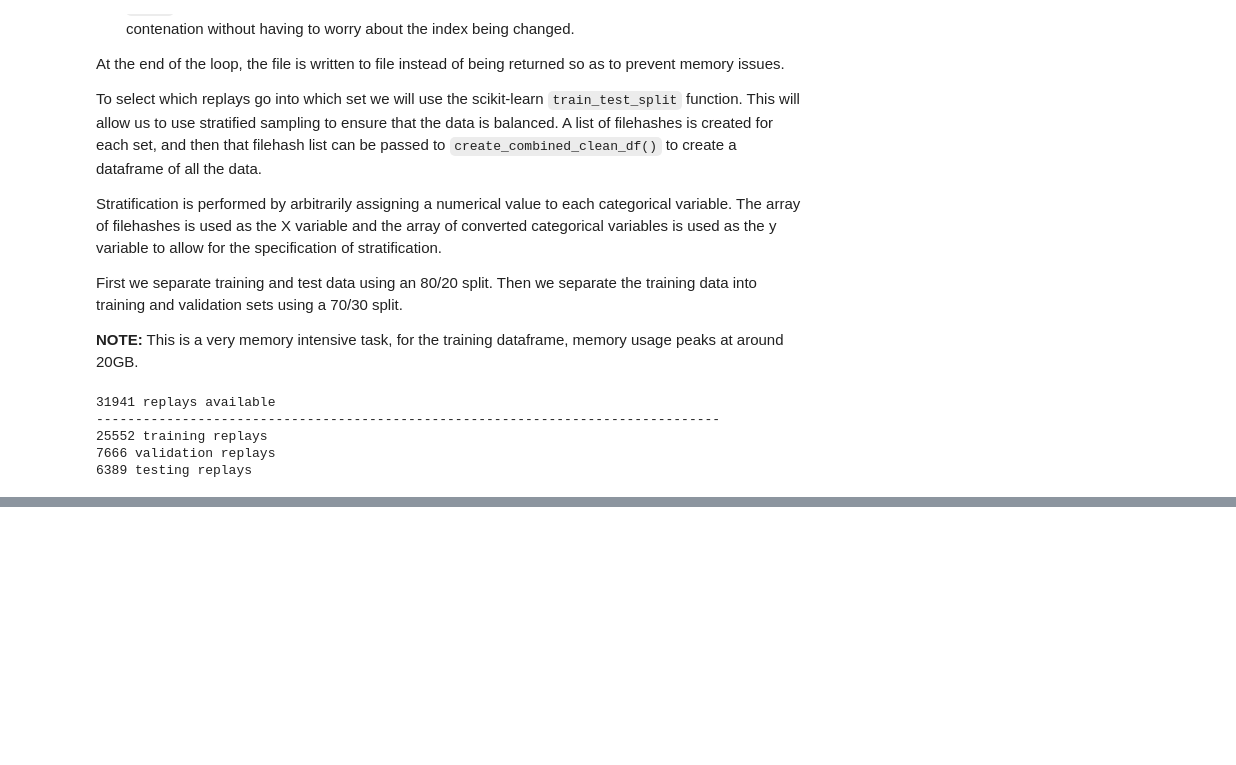
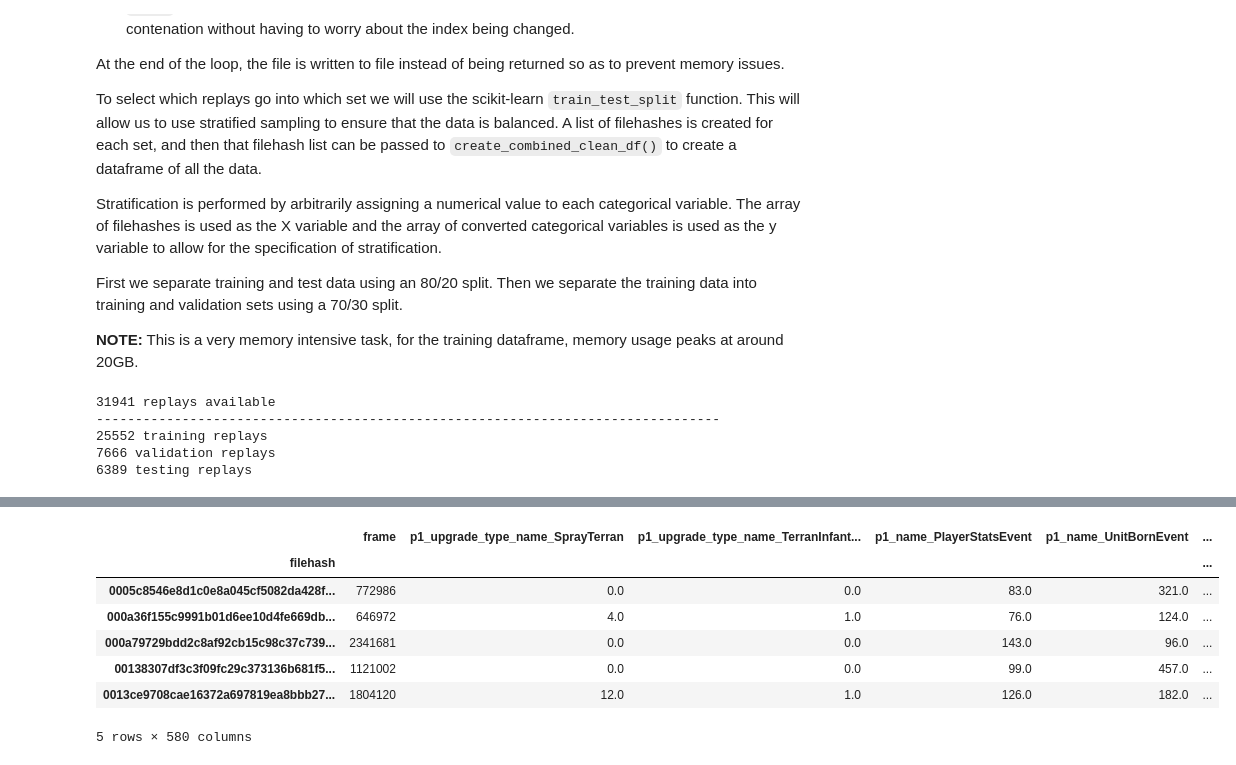
Before and after one commit to jared-a-lloyd/sc2-modeling, a Jupyter notebook: Notebook 3 - Event Data Analysis and Modeling.ipynb, the cells around one changed output, grey strips where cells are left out. Cells and saved outputs as stored; diff of their text form; code cells hidden in the pictures; blank space fills up the shorter version.

```diff
--- a/Notebook 3 - Event Data Analysis and Modeling.ipynb
+++ b/Notebook 3 - Event Data Analysis and Modeling.ipynb
@@ -1328,14 +1466,12 @@ def match_columns_with_master(df, master_columns_list):
         df (df): the dataframe with the columns matched
     """
 
-    # get the columns of the dataframe
-    columns_list = list(df.columns)
+    # convert the master list to a df
+    master_df = pd.DataFrame(columns=master_columns_list)
 
-    # get a list of new columns that need to be added to the dataframe
-    new_columns_list = [col for col in master_columns_list if col not in columns_list]
-
-    # add the new columns to the dataframe with a value of 0
-    df[new_columns_list] = 0
+    # use pd.align to align the master df and the df
+    # right join to only use the master columns list
+    df, _ = df.align(master_df, join='right', axis=1, fill_value=0)
 
     # return the dataframe with columns arranged in the master list order
     return df[master_columns_list]
@@ -1381,0 +1674,13 @@ get_correlation_matrix(training_df, 'winner')
+# %%
+# use groupby to collect data into individual games
+summed_df = train_df.groupby('filehash').sum()
+summed_df.head()
+# %% [output]
+|  | frame | p1_upgrade_type_name_SprayTerran | p1_upgrade_type_name_TerranInfant... | p1_name_PlayerStatsEvent | p1_name_UnitBornEvent | ... |
+| filehash |  |  |  |  |  | ... |
+| 0005c8546e8d1c0e8a045cf5082da428f... | 772986 | 0.0 | 0.0 | 83.0 | 321.0 | ... |
+| 000a36f155c9991b01d6ee10d4fe669db... | 646972 | 4.0 | 1.0 | 76.0 | 124.0 | ... |
+| 000a79729bdd2c8af92cb15c98c37c739... | 2341681 | 0.0 | 0.0 | 143.0 | 96.0 | ... |
+| 00138307df3c3f09fc29c373136b681f5... | 1121002 | 0.0 | 0.0 | 99.0 | 457.0 | ... |
+| 0013ce9708cae16372a697819ea8bbb27... | 1804120 | 12.0 | 1.0 | 126.0 | 182.0 | ... |
+5 rows × 580 columns
```
Also changed, not shown: parts of 27 cells of this notebook.
